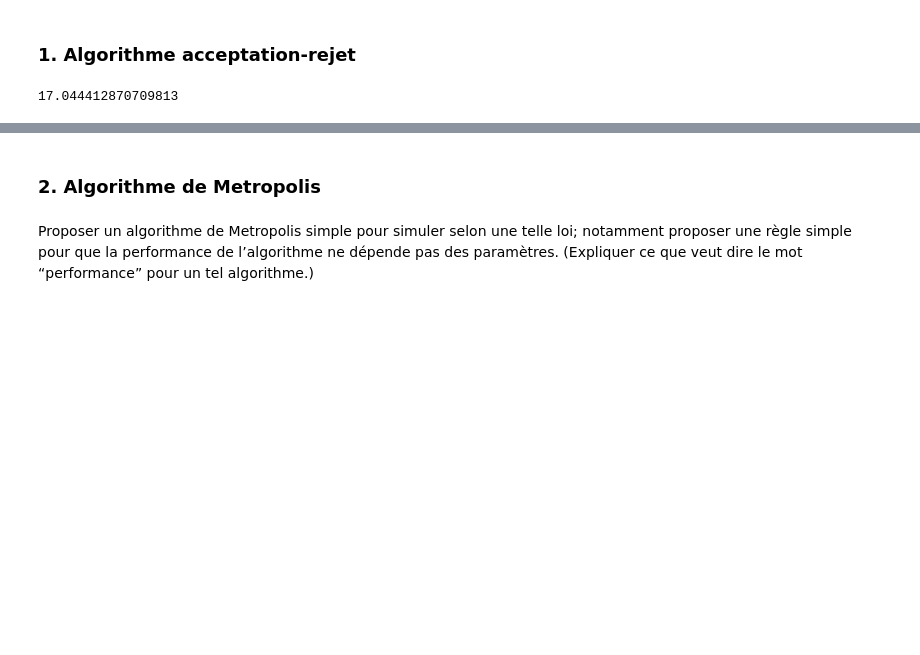
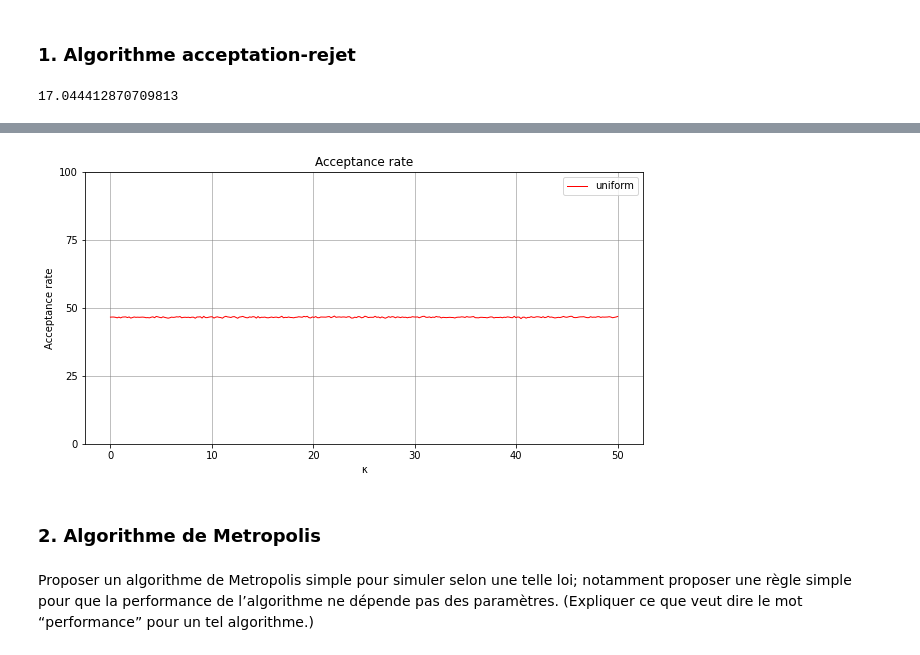
Before and after one commit to emanieluu/Projet_Monte_Carlo_ENSAE_2A_S2, a Jupyter notebook: Projet-Monte-Carlo.ipynb, the cells around one changed output, grey strips where cells are left out. Drawn from its saved outputs; the diff is of its cells as text; code cells hidden in the pictures; blank space fills up the shorter version.

```diff
--- a/Projet-Monte-Carlo.ipynb
+++ b/Projet-Monte-Carlo.ipynb
@@ -51,3 +95,19 @@ sns.distplot([von_mises_ra() for i in range(20000)])
+# %%
+kappa1 = 1
+mu = np.linspace(0, 50, 300)
+n = 100000
+
+fig, ax = plt.subplots(figsize=(10, 5))
+ax.plot(kappa, [von_mises_unif_acceptance(kappa1, mu=val,n=n) for val in mu], 'r-', lw=1, label='uniform')
+ax.set_yticks([0, 25, 50, 75, 100])
+ax.grid(True, linewidth=0.5, color='grey', linestyle='-')
+ax.set_xlabel("\u03BA")
+ax.set_ylabel("Acceptance rate")
+ax.set_title("Acceptance rate")
+plt.legend()
+plt.show()
+# %% [output]
+[figure, added]
 # %% [markdown]
 ### 2. Algorithme de Metropolis
 # %% [markdown]
```
Also changed, not shown: parts of 5 cells of this notebook.
